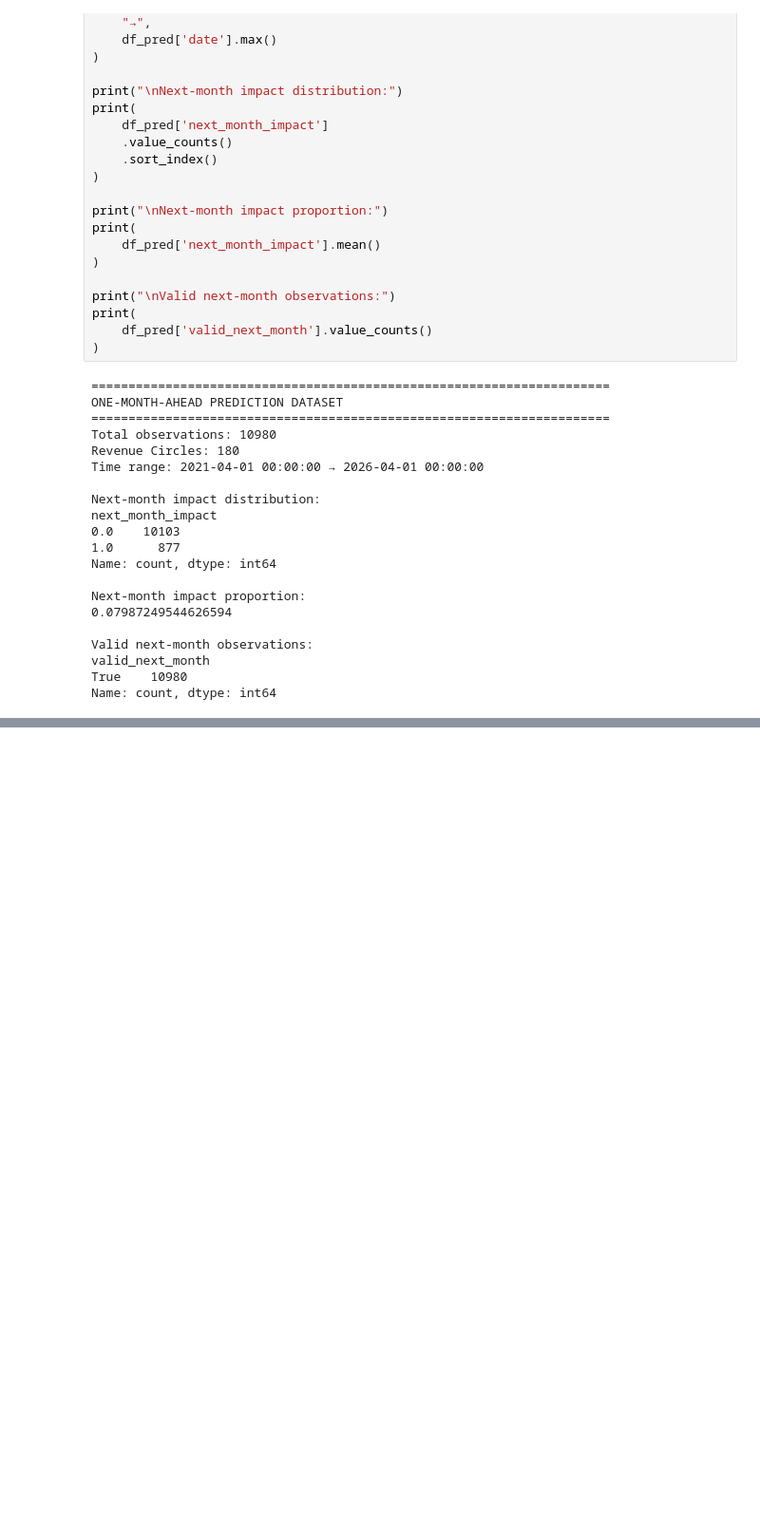
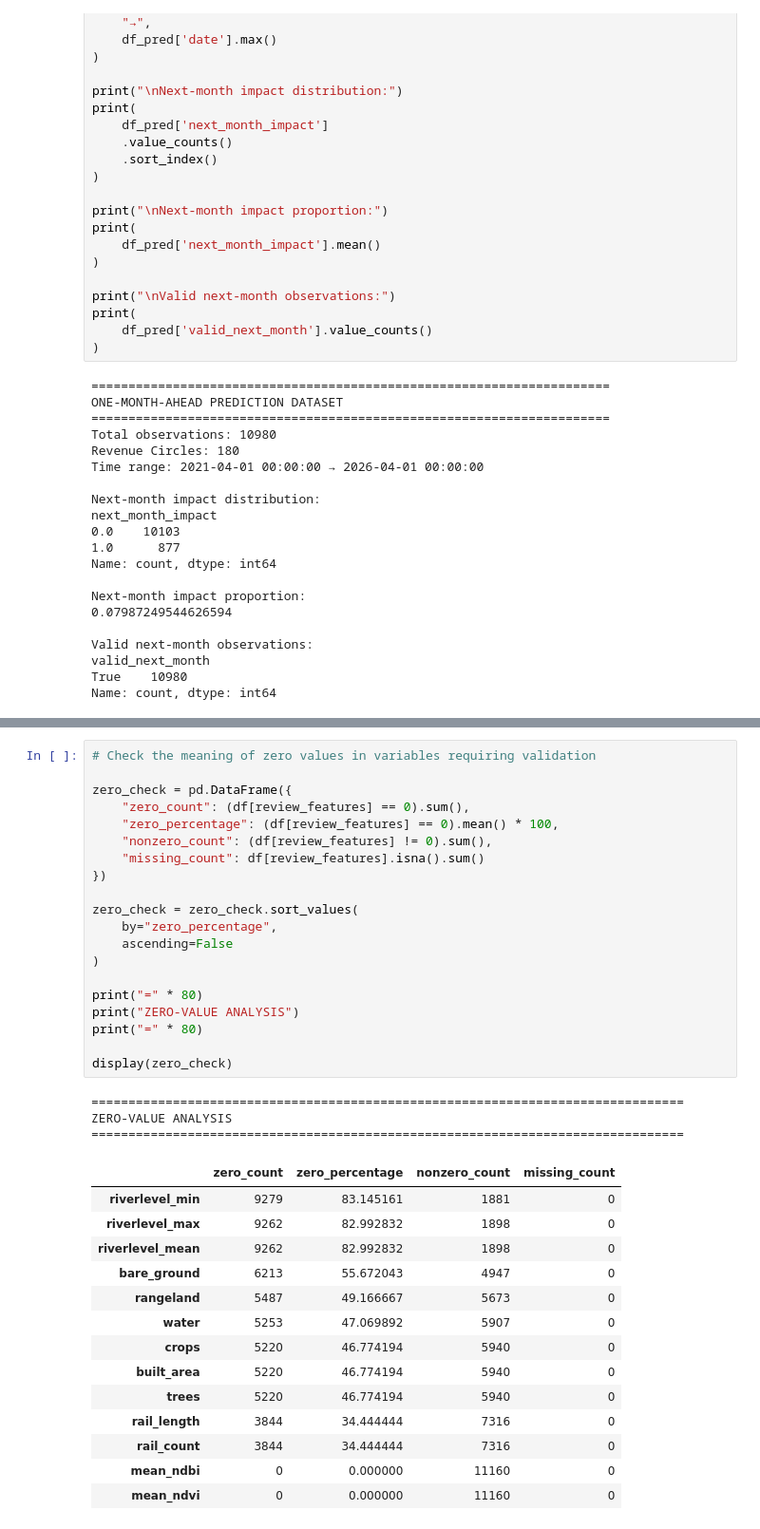
Before and after one commit to Samriddhi330/Assam-Flood-DSS, a Jupyter notebook: notebooks/EDA_FINAL.ipynb, the cells around one changed output, grey strips where cells are left out. Shown at 95% size. Cells and saved outputs as stored; diff of their text form; blank space fills up the shorter version.

```diff
--- a/notebooks/EDA_FINAL.ipynb
+++ b/notebooks/EDA_FINAL.ipynb
@@ -2275,0 +2601,38 @@ Name: count, dtype: int64
+# %%
+# Check the meaning of zero values in variables requiring validation
+
+zero_check = pd.DataFrame({
+    "zero_count": (df[review_features] == 0).sum(),
+    "zero_percentage": (df[review_features] == 0).mean() * 100,
+    "nonzero_count": (df[review_features] != 0).sum(),
+    "missing_count": df[review_features].isna().sum()
+})
+
+zero_check = zero_check.sort_values(
+    by="zero_percentage",
+    ascending=False
+)
+
+print("=" * 80)
+print("ZERO-VALUE ANALYSIS")
+print("=" * 80)
+
+display(zero_check)
+# %% [output]
+================================================================================
+ZERO-VALUE ANALYSIS
+================================================================================
+|  | zero_count | zero_percentage | nonzero_count | missing_count |
+| riverlevel_min | 9279 | 83.145161 | 1881 | 0 |
+| riverlevel_max | 9262 | 82.992832 | 1898 | 0 |
+| riverlevel_mean | 9262 | 82.992832 | 1898 | 0 |
+| bare_ground | 6213 | 55.672043 | 4947 | 0 |
+| rangeland | 5487 | 49.166667 | 5673 | 0 |
+| water | 5253 | 47.069892 | 5907 | 0 |
+| crops | 5220 | 46.774194 | 5940 | 0 |
+| built_area | 5220 | 46.774194 | 5940 | 0 |
+| trees | 5220 | 46.774194 | 5940 | 0 |
+| rail_length | 3844 | 34.444444 | 7316 | 0 |
+| rail_count | 3844 | 34.444444 | 7316 | 0 |
+| mean_ndbi | 0 | 0.000000 | 11160 | 0 |
+| mean_ndvi | 0 | 0.000000 | 11160 | 0 |
```
Also changed, not shown: parts of 21 cells of this notebook.
